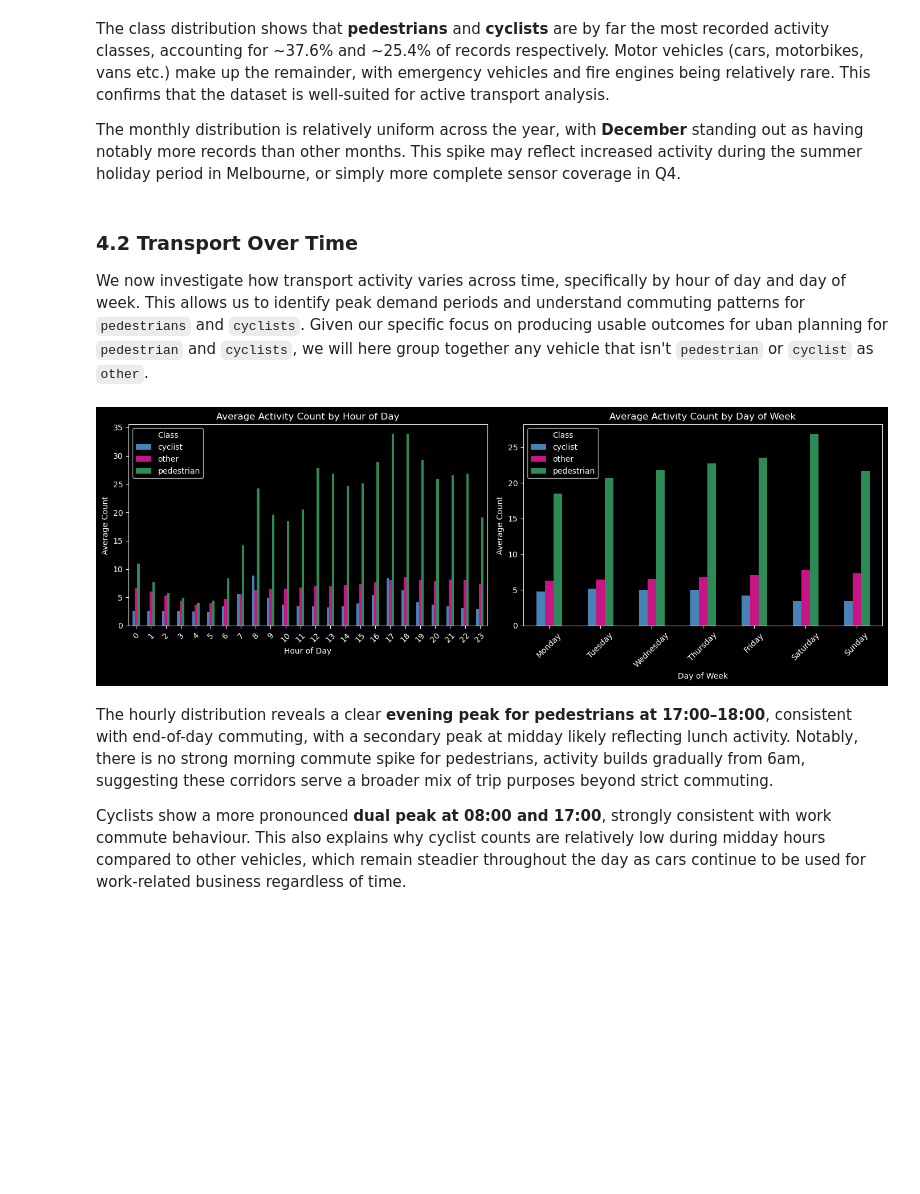
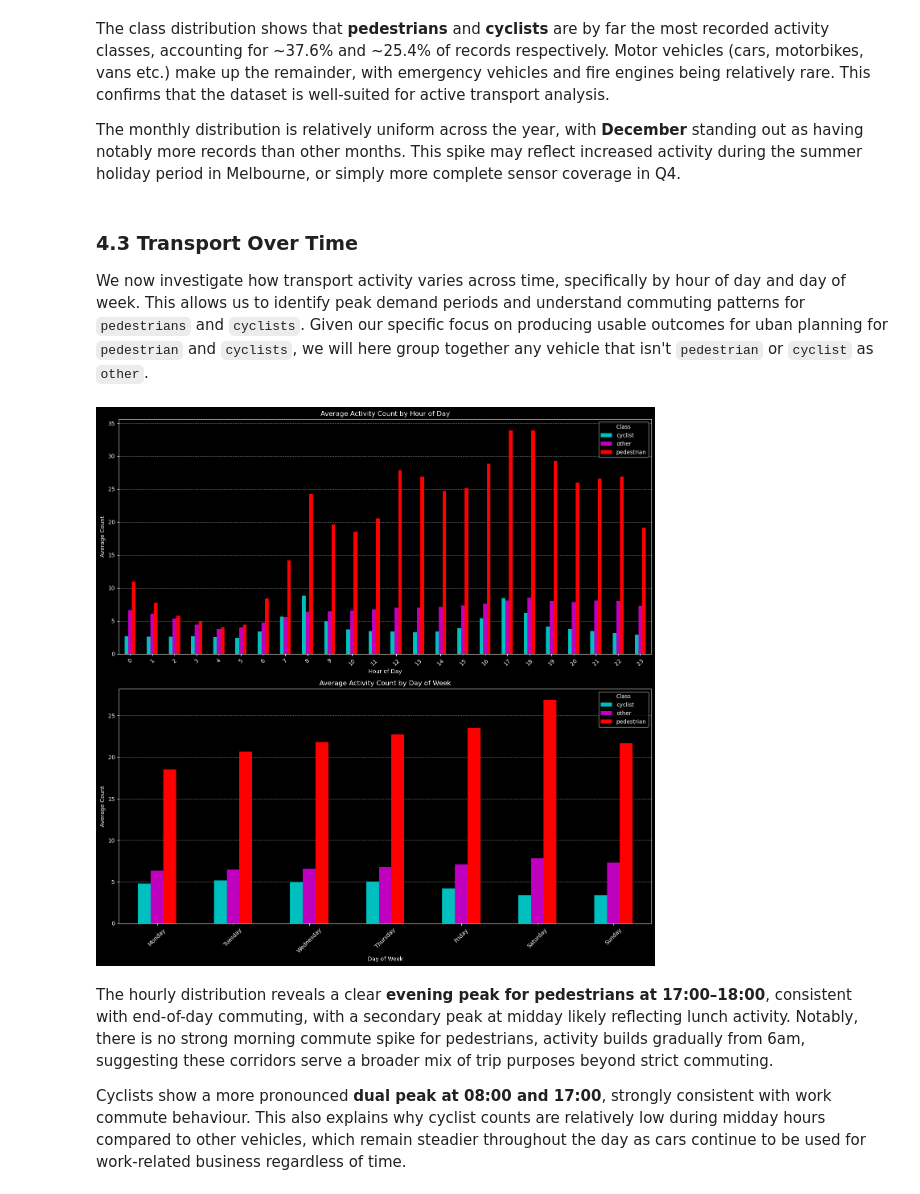
Before and after one commit to notfatdan/37373Project, a Jupyter notebook: Project Template Programming for Data Analysis Autumn 2026.ipynb, the cells around one changed output. Saved outputs shown, nothing was run; the diff lists cells and outputs as text; code cells hidden in the pictures; blank space fills up the shorter version.

```diff
--- a/Project Template Programming for Data Analysis Autumn 2026.ipynb
+++ b/Project Template Programming for Data Analysis Autumn 2026.ipynb
@@ -155,3 +157,7 @@ dtype: object
+# %%
+df["month"] = df["from"].dt.month
+df["day_of_week"] = df["from"].dt.day_name()
+df["class_group"] = df["class"].map(lambda x: x if x in ["pedestrian", "cyclist"] else "other").astype("category")
 # %% [markdown]
  <hr style="height:5px;border:none;color:#333;background-color:#333;" />
 <h1>4. Exploratory data analysis</h1>
@@ -161,0 +216,13 @@ This is the main part of the project. Include code, plots, and detailed explanat
+# %%
+# Check if duplicate location IDs have identical readings
+duplicate_names = ["S19_BoathouseDr_path_clm01", "S27_AlbertSt_corssing_west_bn003"]
+dupes = df[df["countlineName"].isin(duplicate_names)]
+
+# If truly duplicate, rows with different countLocationId but same everything else should match
+cols = [c for c in df.columns if c != "countLocationId"]
+fully_duplicated = dupes[dupes.duplicated(subset=cols, keep=False)]
+print(f"Rows with identical readings across duplicate sensor IDs: {len(fully_duplicated)}")
+print(f"Out of total rows for these locations: {len(dupes)}")
+
+df = df.drop_duplicates(subset=cols)
+print(f"Rows after deduplication: {len(df)}")
@@ -215,7 +320,7 @@ The class distribution shows that **pedestrians** and **cyclists** are by far th
 
 The monthly distribution is relatively uniform across the year, with **December** standing out as having notably more records than other months. This spike may reflect increased activity during the summer holiday period in Melbourne, or simply more complete sensor coverage in Q4.
 # %% [markdown]
-### 4.2 Transport Over Time
+### 4.3 Transport Over Time
 
 We now investigate how transport activity varies across time, specifically by hour of day and day of week. This allows us to identify peak demand periods and understand commuting patterns for `pedestrians` and `cyclists`. Given our specific focus on producing usable outcomes for uban planning for `pedestrian` and `cyclists`, we will here group together any vehicle that isn't `pedestrian` or `cyclist` as `other`.
 # %%
@@ -223,40 +328,41 @@ We now investigate how transport activity varies across time, specifically by ho
 def categorise(classLabel):
     if classLabel == "pedestrian" or classLabel == "cyclist":
         return classLabel
     else:
         return "other"
 
-df["class_group"] = df["class"].map(categorise).astype("category")
+fig, axes = plt.subplots(2, 1, figsize=(14, 14))
 
-fig, axes = plt.subplots(1, 2, figsize=(14, 5))
-
-colors = ["steelblue", "mediumvioletred", "seagreen"]
+colors = ["c", "m", "r"]
 
 # Hour of day
 hourly = df.groupby([df["from"].dt.hour, "class_group"])["count"].mean().unstack()
 hourly.plot(kind="bar", ax=axes[0], color=colors)
 axes[0].set_title("Average Activity Count by Hour of Day")
 axes[0].set_xlabel("Hour of Day")
 axes[0].set_ylabel("Average Count")
 axes[0].tick_params(axis="x", rotation=45)
 axes[0].legend(title="Class")
+axes[0].yaxis.grid(True, linestyle="--", alpha=0.5)
+axes[0].set_axisbelow(True)
+
 
 # Day of week
 day_order = ["Monday", "Tuesday", "Wednesday", "Thursday", "Friday", "Saturday", "Sunday"]
-df["day_of_week"] = df["from"].dt.day_name()
 daily = df.groupby(["day_of_week", "class_group"])["count"].mean().unstack()
 daily = daily.reindex(day_order)
 daily.plot(kind="bar", ax=axes[1], color=colors)
 axes[1].set_title("Average Activity Count by Day of Week")
 axes[1].set_xlabel("Day of Week")
 axes[1].set_ylabel("Average Count")
 axes[1].tick_params(axis="x", rotation=45)
 axes[1].legend(title="Class")
-
+axes[1].yaxis.grid(True, linestyle="--", alpha=0.5)
+axes[1].set_axisbelow(True)
 plt.tight_layout()
 plt.show()
 # %% [output]
-[figure, old version]
+[figure, new version]
 # %% [markdown]
 The hourly distribution reveals a clear **evening peak for pedestrians at 17:00–18:00**, consistent with end-of-day commuting, with a secondary peak at midday likely reflecting lunch activity. Notably, there is no strong morning commute spike for pedestrians, activity builds gradually from 6am, suggesting these corridors serve a broader mix of trip purposes beyond strict commuting.
 
```
Also changed, not shown: parts of 18 cells of this notebook.
